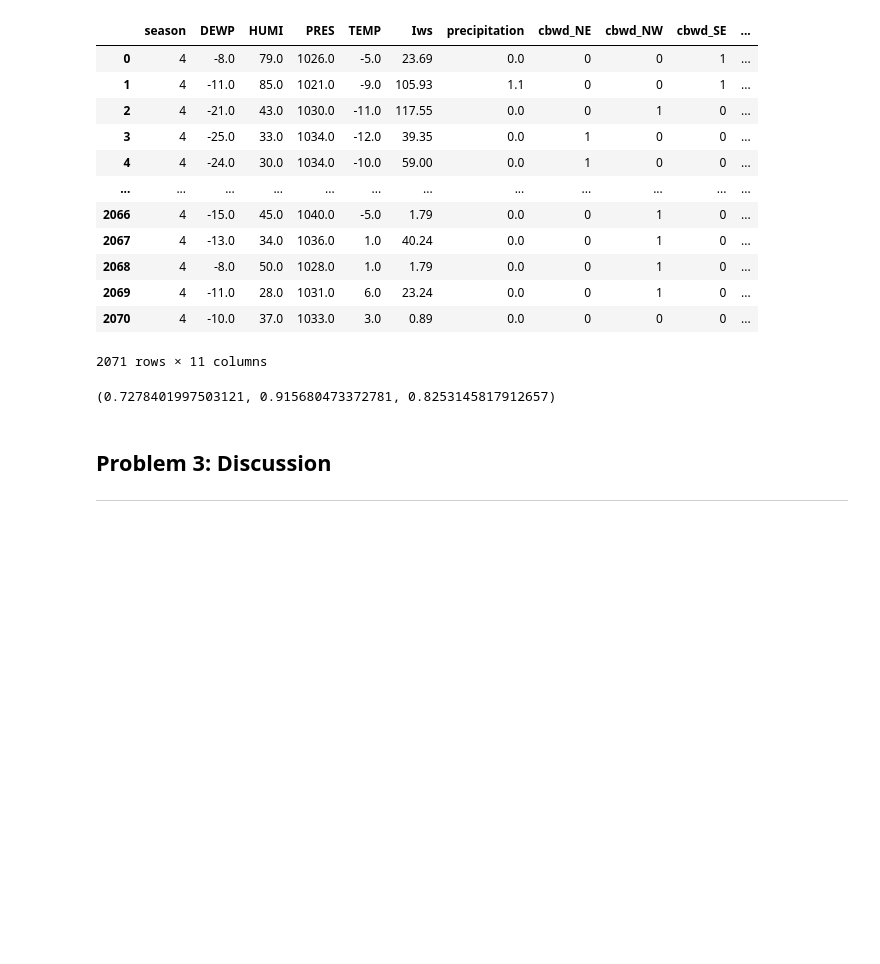
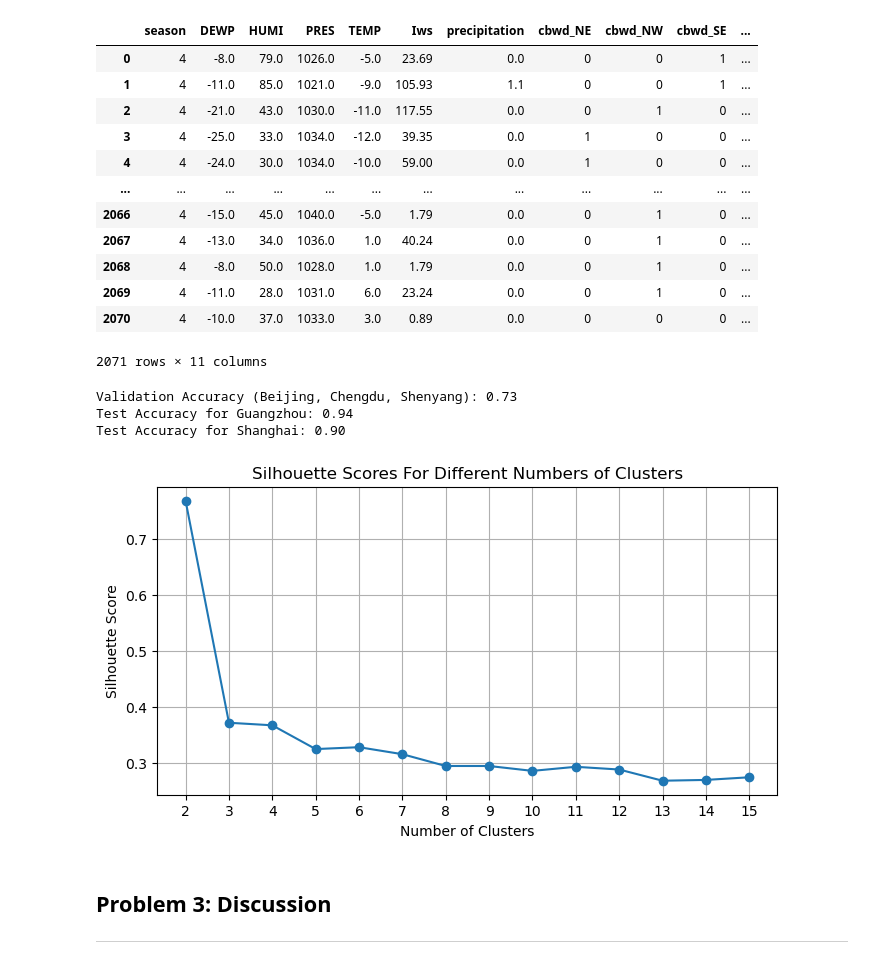
Before and after one commit to NilsDunlop/DIT728-Assignments, a Jupyter notebook: Assignment 3/module3group5.ipynb, the cells around one changed output. Cells and saved outputs as stored; diff of their text form; code cells hidden in the pictures; blank space fills up the shorter version.

Commit message:
Add silhouette score to task 2

```diff
--- a/Assignment 3/module3group5.ipynb
+++ b/Assignment 3/module3group5.ipynb
@@ -72,10 +74,12 @@ class KMeansClassifier:
         self.n_clusters = n_clusters
         self.kmeans = KMeans(n_clusters=self.n_clusters)
         self.labels_map = {}
+        self.inertia_ = None
 
     def fit(self, X, y):
         # Fit the k-means algorithm to the data
         self.kmeans.fit(X)
+        self.inertia_ = self.kmeans.inertia_
 
         # Predict the clusters
         clusters = self.kmeans.predict(X)
@@ -93,7 +97,6 @@ class KMeansClassifier:
             # Map the cluster to the majority label
             self.labels_map[cluster] = majority_label[0]
 
-
     def predict(self, X):
         # Find the nearest centroid for each point in X
         clusters = self.kmeans.predict(X)
@@ -111,7 +114,8 @@ class KMeansClassifier:
         return accuracy
 # %%
 # Initialize the classifier
-classifier = KMeansClassifier(n_clusters=15)
+# Optimal number of clusters was determined below to be 2
+classifier = KMeansClassifier(n_clusters=2)
 
 # Train the classifier on the combined training set
 classifier.fit(X_train_combined, y_train_combined)
@@ -125,9 +129,38 @@ test_accuracy_guangzhou = classifier.score(X_test_guangzhou, y_test_guangzhou)
 # Evaluate on Shanghai data
 test_accuracy_shanghai = classifier.score(X_test_shanghai, y_test_shanghai)
 
-(validation_accuracy, test_accuracy_guangzhou, test_accuracy_shanghai)
+print(f"Validation Accuracy (Beijing, Chengdu, Shenyang): {validation_accuracy:.2f}")
+print(f"Test Accuracy for Guangzhou: {test_accuracy_guangzhou:.2f}")
+print(f"Test Accuracy for Shanghai: {test_accuracy_shanghai:.2f}")
 # %% [output]
-(0.7278401997503121, 0.915680473372781, 0.8253145817912657)
+Validation Accuracy (Beijing, Chengdu, Shenyang): 0.73
+Test Accuracy for Guangzhou: 0.94
+Test Accuracy for Shanghai: 0.90
+# %%
+# Apply the silhouette score method
+silhouette_scores = []
+cluster_range = range(2, 16)
+
+# Calculate the silhouette score for each number of clusters
+for n_clusters in cluster_range:
+    classifier = KMeansClassifier(n_clusters=n_clusters)
+    classifier.fit(X_train_combined, y_train_combined)
+
+    # Calculate the silhouette score
+    silhouette_avg = silhouette_score(X_train_combined, classifier.kmeans.labels_)
+    silhouette_scores.append(silhouette_avg)
+
+# Plot the silhouette scores
+plt.figure(figsize=(8, 4))
+plt.plot(cluster_range, silhouette_scores, marker='o')
+plt.title('Silhouette Scores For Different Numbers of Clusters')
+plt.xlabel('Number of Clusters')
+plt.ylabel('Silhouette Score')
+plt.xticks(cluster_range)
+plt.grid(True)
+plt.show()
+# %% [output]
+[figure, added]
 # %% [markdown]
 ## Problem 3: Discussion
 ***
```
Also changed, not shown: parts of 1 cell of this notebook.
